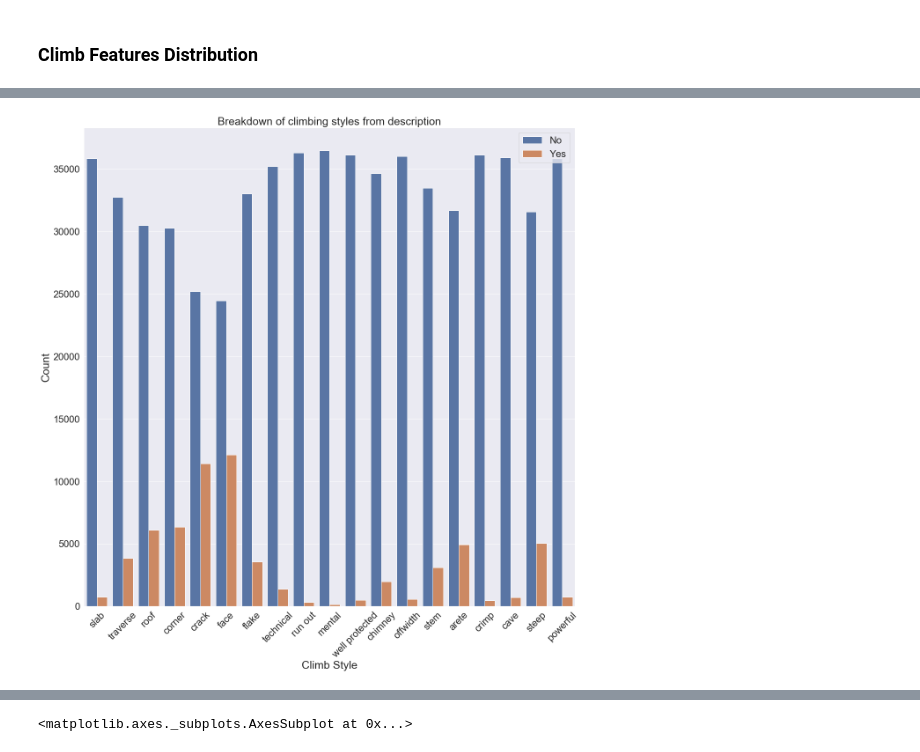
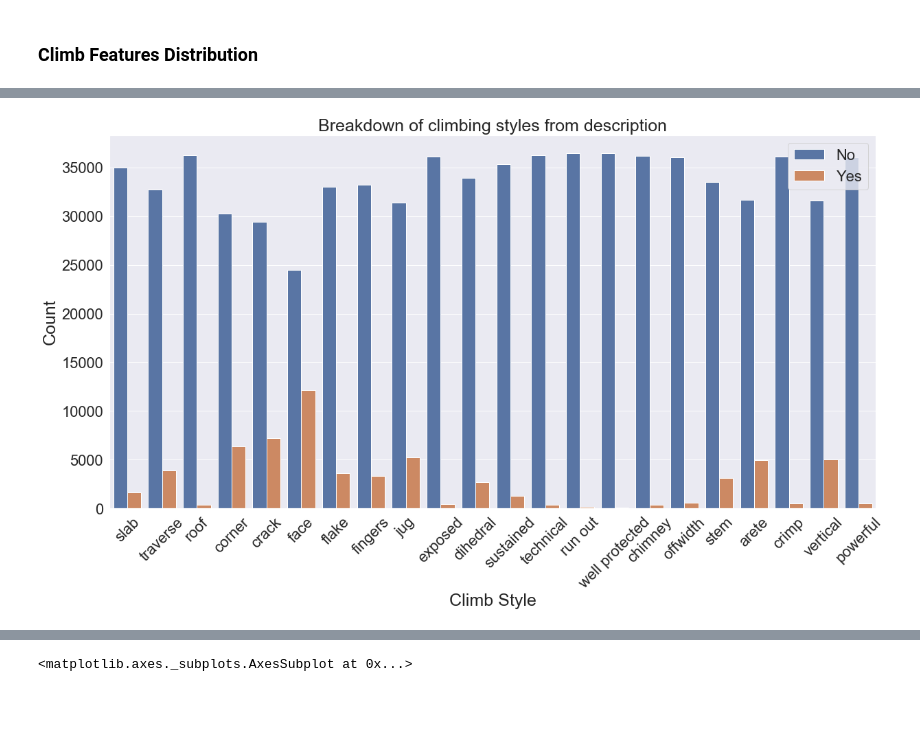
Before and after one commit to gseemann/climb_recommender, a Jupyter notebook: models.ipynb, the cells around one changed output, grey strips where cells are left out. Saved outputs shown, nothing was run; the diff lists cells and outputs as text; code cells hidden in the pictures; blank space fills up the shorter version.

```diff
--- a/models.ipynb
+++ b/models.ipynb
@@ -544,19 +558,19 @@ plt.savefig('climb_type')
 # %%
 df_graph = pd.melt(df_eda.loc[:,['slab', 'traverse', 'roof', 'corner', 'crack',
-       'face', 'flake', 'technical', 'run out', 'mental',
-       'well protected', 'chimney', 'offwidth', 'stem', 'arete', 'crimp',
-                                 'cave', 'steep', 'powerful']])
+       'face', 'flake', 'fingers', 'jug', 'exposed', 'dihedral',
+       'sustained', 'technical', 'run out', 'well protected', 'chimney',
+       'offwidth', 'stem', 'arete', 'crimp', 'vertical', 'powerful']])
 # %%
-plt.figure(figsize=(20,20))
+plt.figure(figsize=(20,10))
 ax=sns.countplot(x="variable", hue="value", data=df_graph)
 plt.title('Breakdown of climbing styles from description',fontsize = 25)
 plt.xlabel('Climb Style', fontsize = 25)
 plt.ylabel('Count',fontsize = 25)
 plt.legend(['No','Yes'])
 ax.set_xticklabels(ax.get_xticklabels(),rotation=45)
 plt.savefig('climb_description_type')
 # %% [output]
-[figure, old version]
+[figure, new version]
 # %%
 # sns.factorplot(x='variable', y='value', data=df, kind='bar')
 # %%
```
Also changed, not shown: parts of 31 cells of this notebook, 4 other files.
